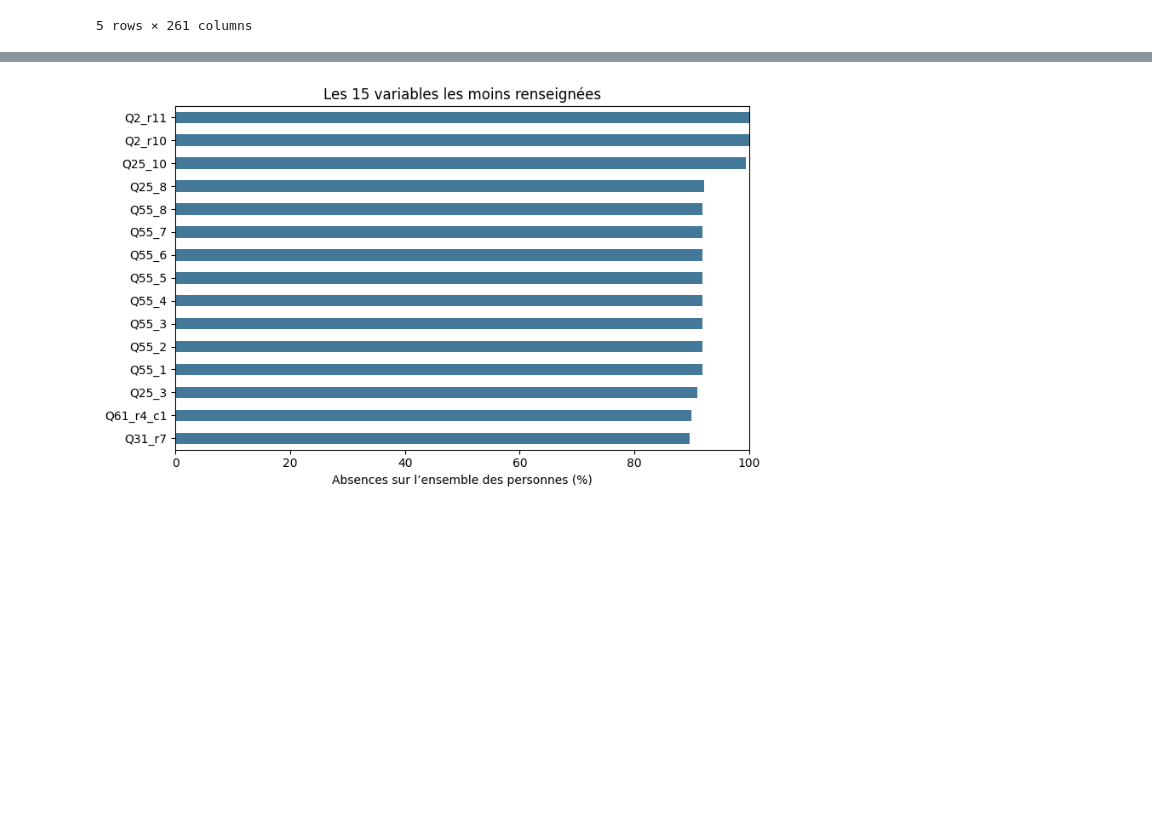
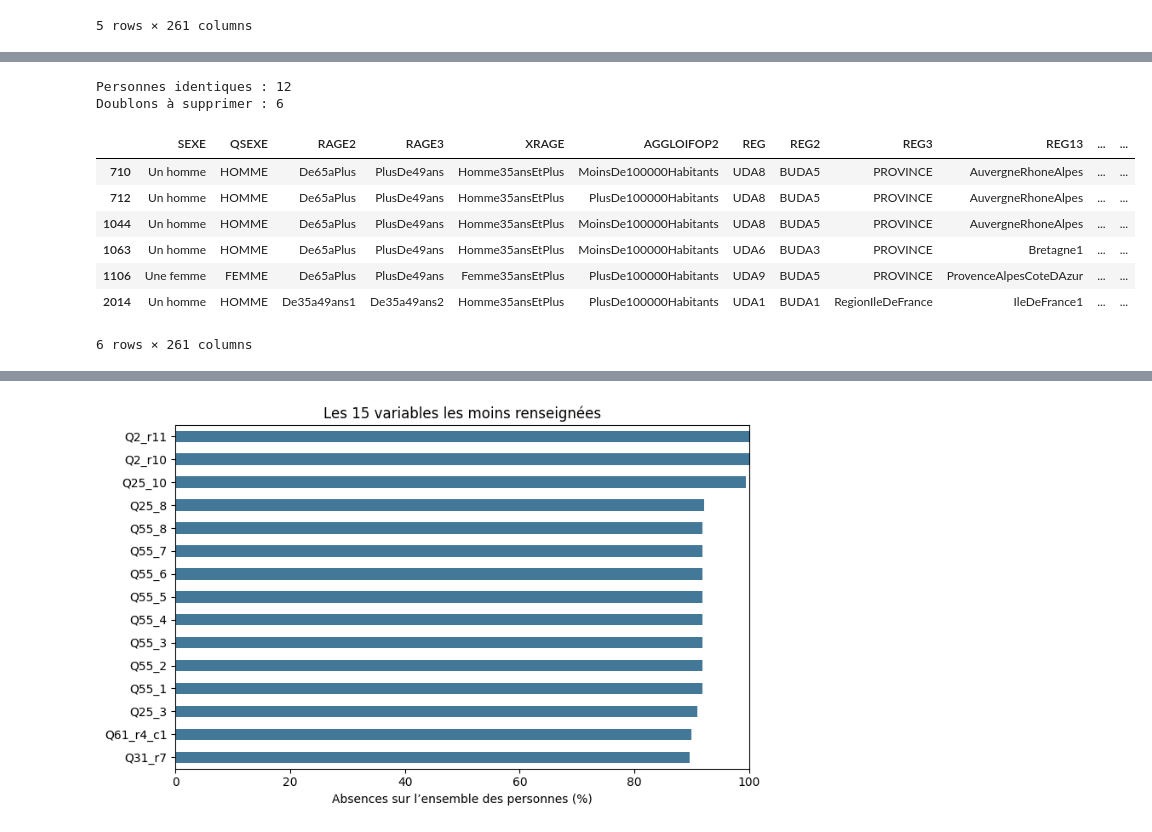
Before and after one commit to felipemarzin-oss/data-science-project, a Jupyter notebook: notebooks/exploration.ipynb, the cells around one changed output, grey strips where cells are left out. Drawn from its saved outputs; the diff is of its cells as text; code cells hidden in the pictures; blank space fills up the shorter version.

```diff
--- a/notebooks/exploration.ipynb
+++ b/notebooks/exploration.ipynb
@@ -84,0 +76,20 @@ Sans identifiant individuel, une ligne identique ne prouve pas un doublon à sup
+# %%
+# lignes concernées (premières apparitions comprises)
+print("Personnes identiques :", df.duplicated(keep=False).sum())
+
+# Lignes à supprimer (premières apparitions non comprises)
+print("Doublons à supprimer :", df.duplicated().sum())
+df[df.duplicated()]
+
+# On comprend qu'il y a 6 paires de doublons
+# %% [output]
+Personnes identiques : 12
+Doublons à supprimer : 6
+|  | SEXE | QSEXE | RAGE2 | RAGE3 | XRAGE | AGGLOIFOP2 | REG | REG2 | REG3 | REG13 | ... | ... |
+| 710 | Un homme | HOMME | De65aPlus | PlusDe49ans | Homme35ansEtPlus | MoinsDe100000Habitants | UDA8 | BUDA5 | PROVINCE | AuvergneRhoneAlpes | ... | ... |
+| 712 | Un homme | HOMME | De65aPlus | PlusDe49ans | Homme35ansEtPlus | PlusDe100000Habitants | UDA8 | BUDA5 | PROVINCE | AuvergneRhoneAlpes | ... | ... |
+| 1044 | Un homme | HOMME | De65aPlus | PlusDe49ans | Homme35ansEtPlus | MoinsDe100000Habitants | UDA8 | BUDA5 | PROVINCE | AuvergneRhoneAlpes | ... | ... |
+| 1063 | Un homme | HOMME | De65aPlus | PlusDe49ans | Homme35ansEtPlus | MoinsDe100000Habitants | UDA6 | BUDA3 | PROVINCE | Bretagne1 | ... | ... |
+| 1106 | Une femme | FEMME | De65aPlus | PlusDe49ans | Femme35ansEtPlus | PlusDe100000Habitants | UDA9 | BUDA5 | PROVINCE | ProvenceAlpesCoteDAzur | ... | ... |
+| 2014 | Un homme | HOMME | De35a49ans1 | De35a49ans2 | Homme35ansEtPlus | PlusDe100000Habitants | UDA1 | BUDA1 | RegionIleDeFrance | IleDeFrance1 | ... | ... |
+6 rows × 261 columns
```
Also changed, not shown: parts of 20 cells of this notebook.
